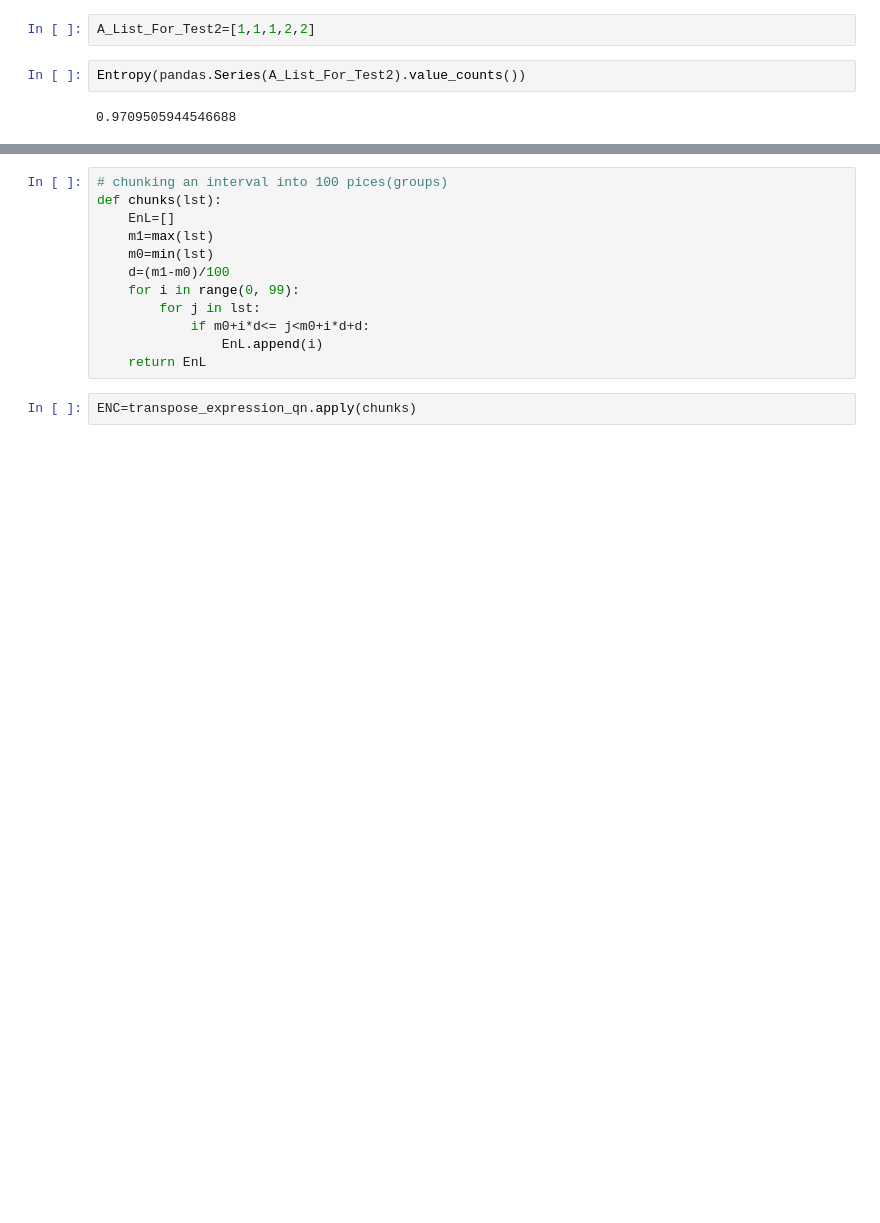
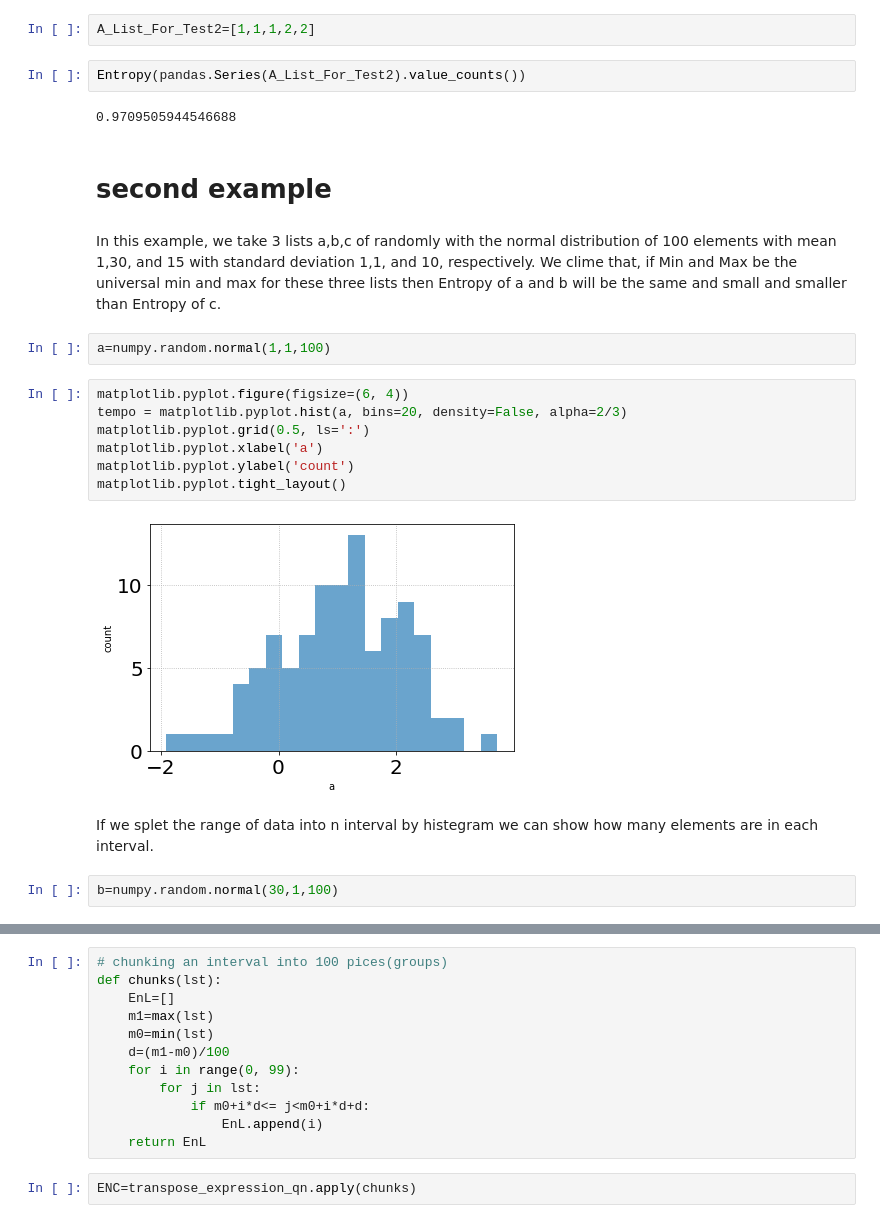
Before and after one commit to farhad-zare/Endo-Gene-, a Jupyter notebook: TSNE& Umap/dimensionality_reduction_analysis.ipynb, the cells around one changed output, grey strips where cells are left out. Drawn from its saved outputs; the diff is of its cells as text; blank space fills up the shorter version.

```diff
--- a/TSNE& Umap/dimensionality_reduction_analysis.ipynb
+++ b/TSNE& Umap/dimensionality_reduction_analysis.ipynb
@@ -465,3 +470,22 @@ A_List_For_Test2=[1,1,1,2,2]
 Entropy(pandas.Series(A_List_For_Test2).value_counts())
 # %% [output]
 0.9709505944546688
+# %% [markdown]
+# second example
+# %% [markdown]
+In this example, we take 3 lists a,b,c of randomly with the normal distribution of 100 elements with mean 1,30, and 15 with standard deviation 1,1, and 10, respectively. We clime that, if Min and Max be the universal min and max for these three lists then Entropy of a and b will be the same and small and smaller than Entropy of c.
+# %%
+a=numpy.random.normal(1,1,100)
+# %%
+matplotlib.pyplot.figure(figsize=(6, 4))
+tempo = matplotlib.pyplot.hist(a, bins=20, density=False, alpha=2/3)
+matplotlib.pyplot.grid(0.5, ls=':')
+matplotlib.pyplot.xlabel('a')
+matplotlib.pyplot.ylabel('count')
+matplotlib.pyplot.tight_layout()
+# %% [output]
+[figure, added]
+# %% [markdown]
+If we splet the range of data into n interval by histegram we can show how many elements are in each interval.
+# %%
+b=numpy.random.normal(30,1,100)
```
Also changed, not shown: parts of 53 cells of this notebook.
